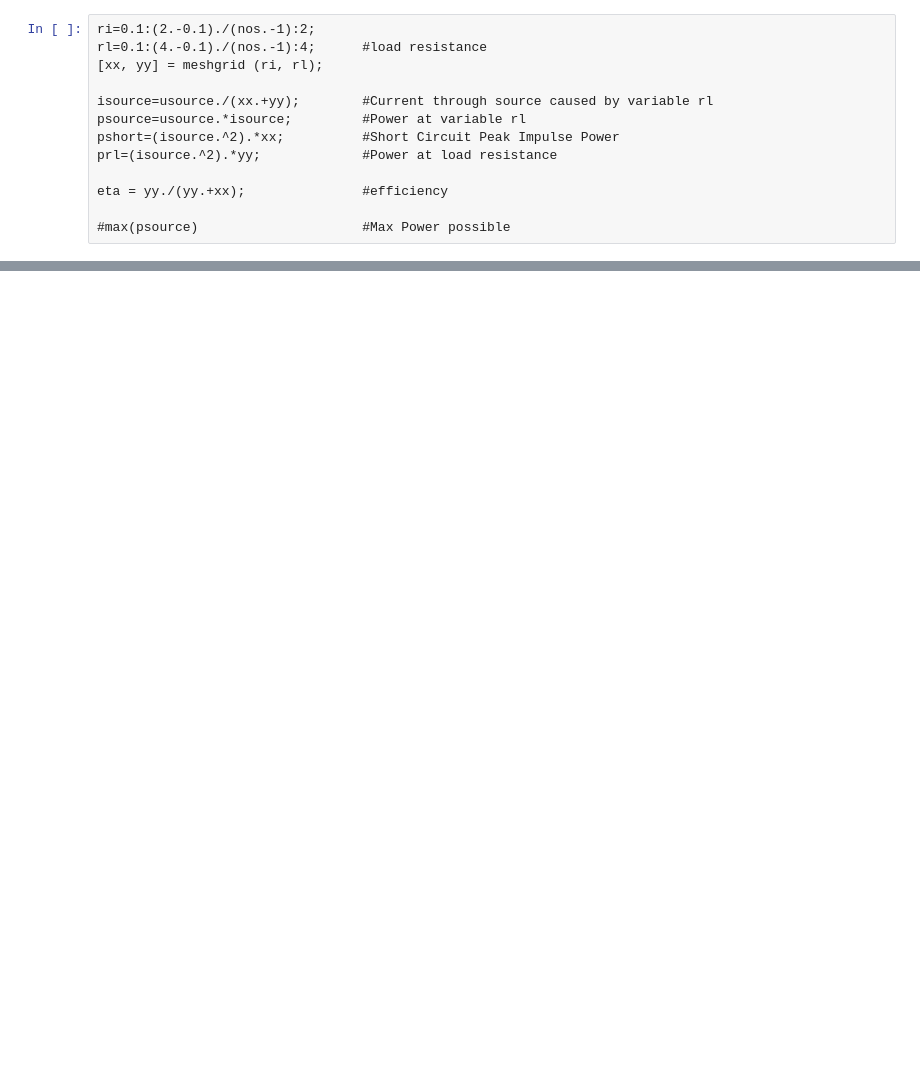
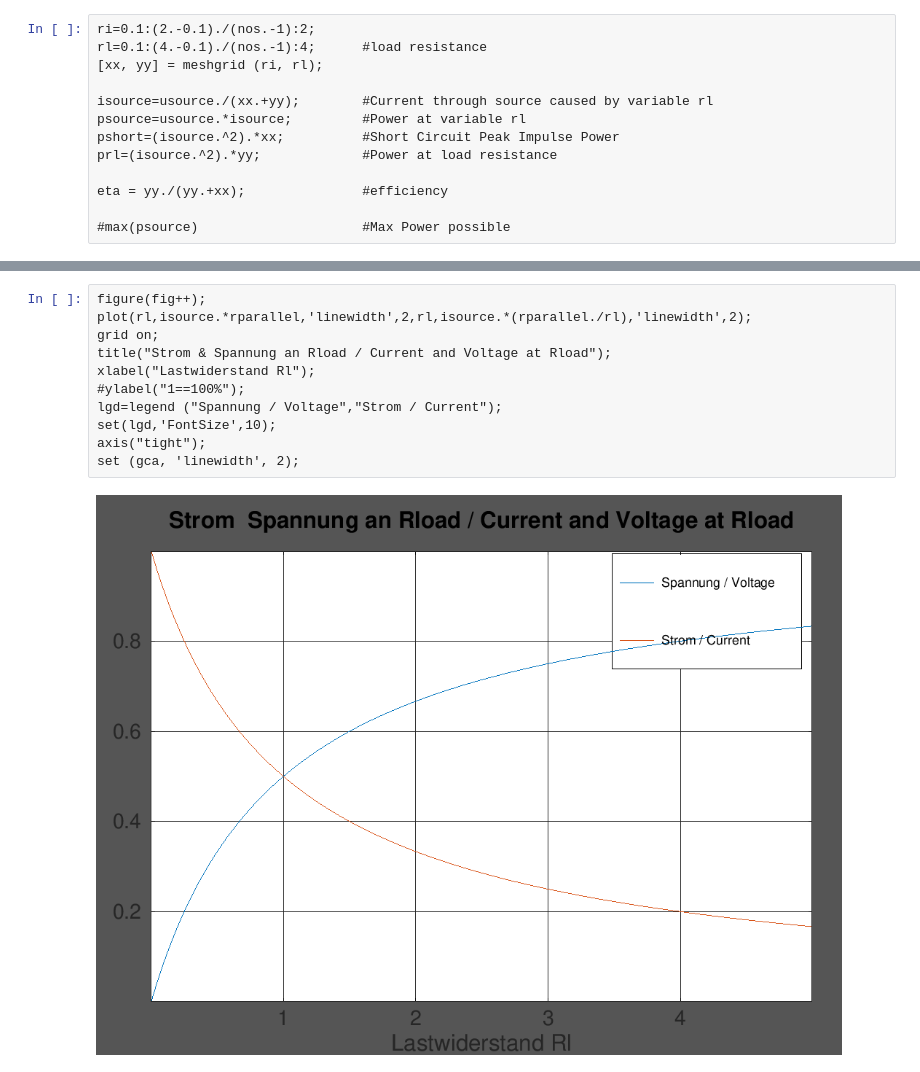
Before and after one commit to schnedann/Jupyter_Notebooks, a Jupyter notebook: octave/Electronic/Leistungsanpassung.ipynb, the cells around one changed output, grey strips where cells are left out. Saved outputs shown, nothing was run; the diff lists cells and outputs as text; blank space fills up the shorter version.

```diff
--- a/octave/Electronic/Leistungsanpassung.ipynb
+++ b/octave/Electronic/Leistungsanpassung.ipynb
@@ -149,0 +214,13 @@ ylabel("Load Resistance Rload");
+# %%
+figure(fig++);
+plot(rl,isource.*rparallel,'linewidth',2,rl,isource.*(rparallel./rl),'linewidth',2);
+grid on;
+title("Strom & Spannung an Rload / Current and Voltage at Rload");
+xlabel("Lastwiderstand Rl");
+#ylabel("1==100%");
+lgd=legend ("Spannung / Voltage","Strom / Current");
+set(lgd,'FontSize',10);
+axis("tight");
+set (gca, 'linewidth', 2);
+# %% [output]
+[figure, added]
```
Also changed, not shown: parts of 16 cells of this notebook.
